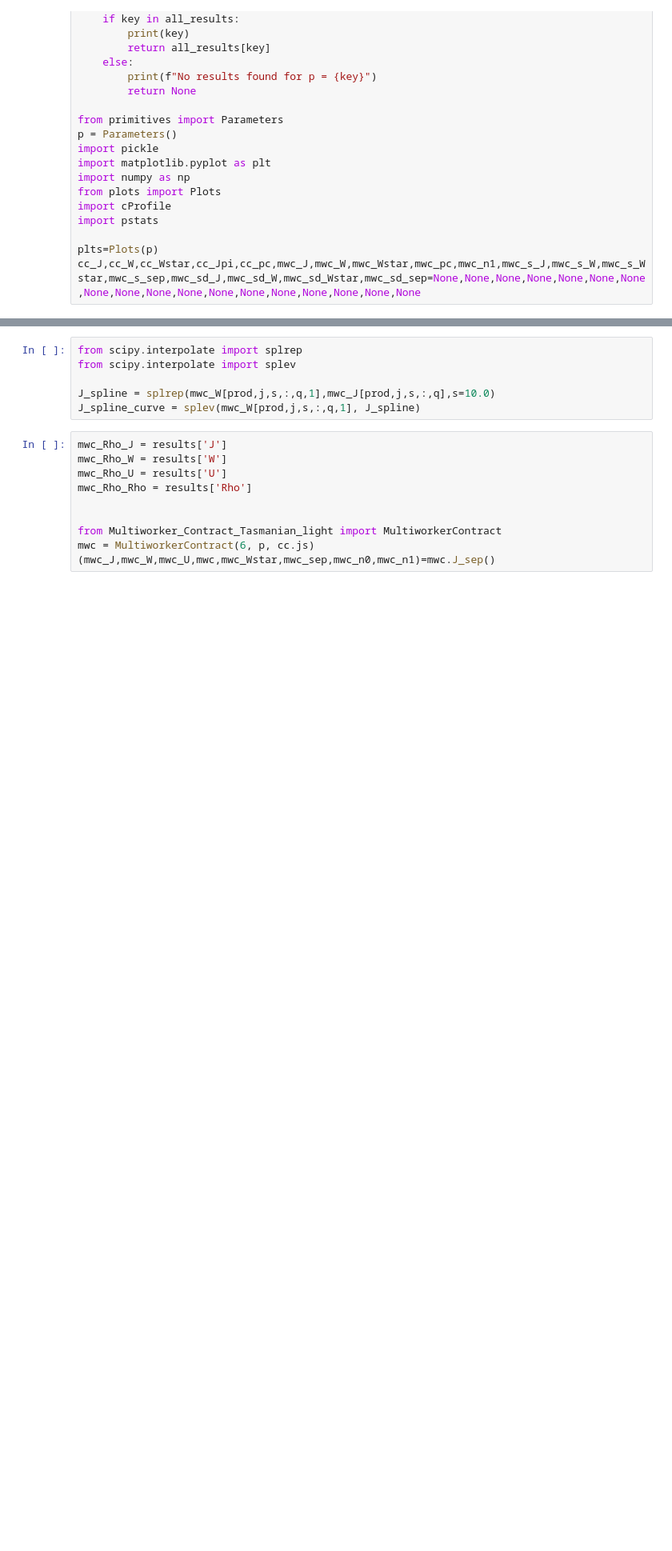
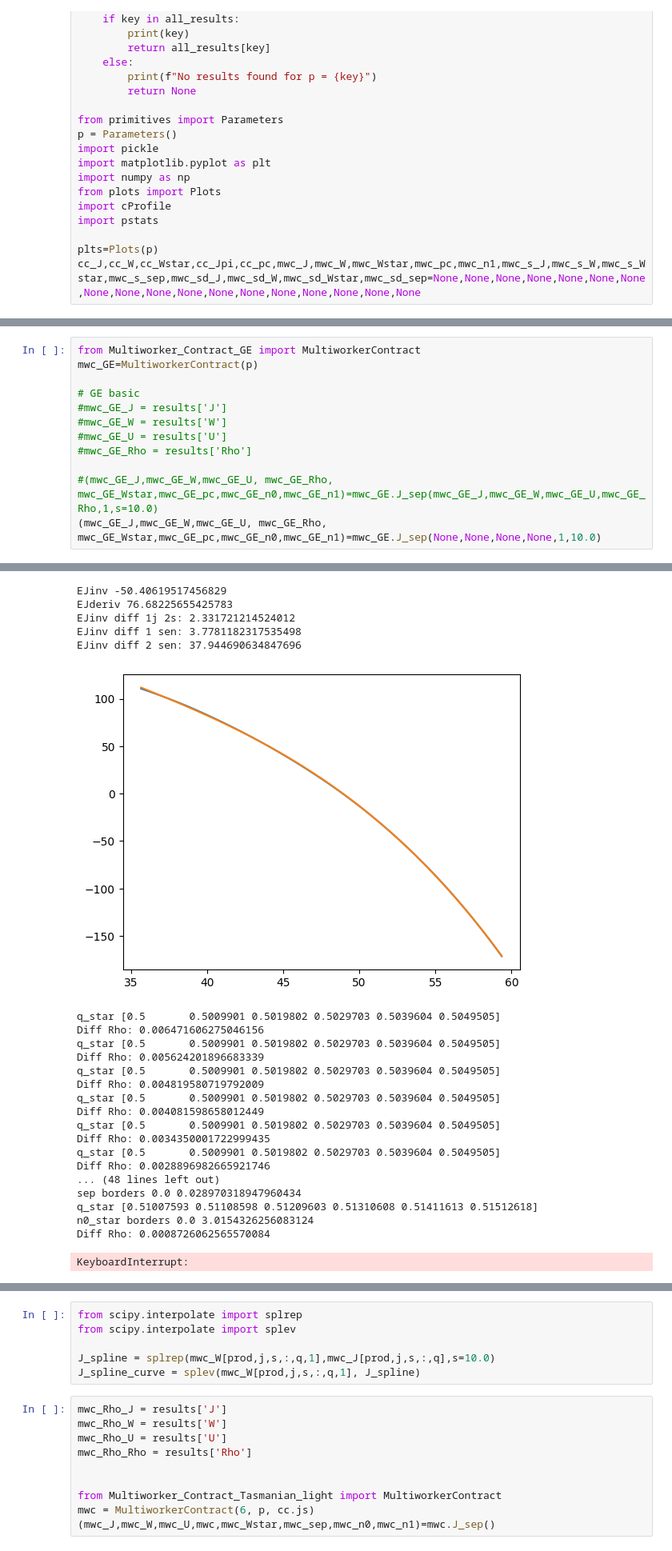
Before and after one commit to zalandru/Dynamic-Contracting-Multi-worker-Firm, a Jupyter notebook: Multiworker_wage_2steps/Trying out Tasmanian.ipynb, the cells around one changed output, grey strips where cells are left out. Shown: that part at 80% size. Drawn from its saved outputs; the diff is of its cells as text; blank space fills up the shorter version.

```diff
--- a/Multiworker_wage_2steps/Trying out Tasmanian.ipynb
+++ b/Multiworker_wage_2steps/Trying out Tasmanian.ipynb
@@ -39,0 +40,13 @@ results = get_results_for_p(p,all_results)
+# %%
+from Multiworker_Contract_GE import MultiworkerContract
+mwc_GE=MultiworkerContract(p)
+
+# GE basic
+#mwc_GE_J = results['J']
+#mwc_GE_W = results['W']
+#mwc_GE_U = results['U']
+#mwc_GE_Rho = results['Rho']
+
+#(mwc_GE_J,mwc_GE_W,mwc_GE_U, mwc_GE_Rho, mwc_GE_Wstar,mwc_GE_pc,mwc_GE_n0,mwc_GE_n1)=mwc_GE.J_sep(mwc_GE_J,mwc_GE_W,mwc_GE_U,mwc_GE_Rho,1,s=10.0)
+(mwc_GE_J,mwc_GE_W,mwc_GE_U, mwc_GE_Rho, mwc_GE_Wstar,mwc_GE_pc,mwc_GE_n0,mwc_GE_n1)=mwc_GE.J_sep(None,None,None,None,1,10.0)
+# %% [output]
@@ -40,3 +87,27 @@ results = get_results_for_p(p,all_results)
+EJinv -50.40619517456829
+EJderiv 76.68225655425783
+EJinv diff 1j 2s: 2.331721214524012
+EJinv diff 1 sen: 3.7781182317535498
+EJinv diff 2 sen: 37.944690634847696
+[figure, added]
+q_star [0.5       0.5009901 0.5019802 0.5029703 0.5039604 0.5049505]
+Diff Rho: 0.006471606275046156
+q_star [0.5       0.5009901 0.5019802 0.5029703 0.5039604 0.5049505]
+Diff Rho: 0.005624201896683339
+q_star [0.5       0.5009901 0.5019802 0.5029703 0.5039604 0.5049505]
+Diff Rho: 0.004819580719792009
+q_star [0.5       0.5009901 0.5019802 0.5029703 0.5039604 0.5049505]
+Diff Rho: 0.004081598658012449
+q_star [0.5       0.5009901 0.5019802 0.5029703 0.5039604 0.5049505]
+Diff Rho: 0.0034350001722999435
+q_star [0.5       0.5009901 0.5019802 0.5029703 0.5039604 0.5049505]
+Diff Rho: 0.0028896982665921746
+... (48 lines left out)
+sep borders 0.0 0.028970318947960434
+q_star [0.51007593 0.51108598 0.51209603 0.51310608 0.51411613 0.51512618]
+n0_star borders 0.0 3.0154326256083124
+Diff Rho: 0.0008726062565570084
+KeyboardInterrupt:
 # %%
 from ContinuousContract import ContinuousContract
 cc=ContinuousContract(p)
```
Also changed, not shown: parts of 8 cells of this notebook, 6 other files.
